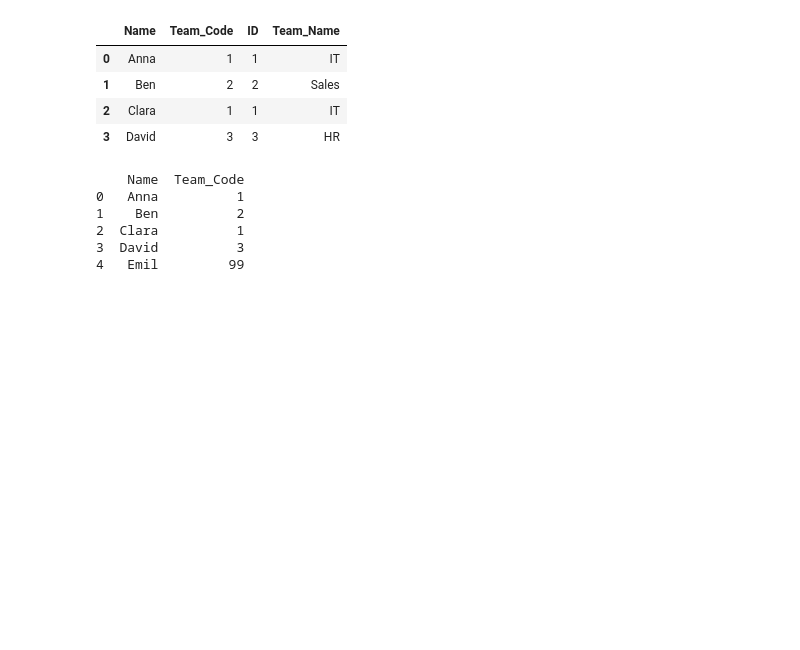
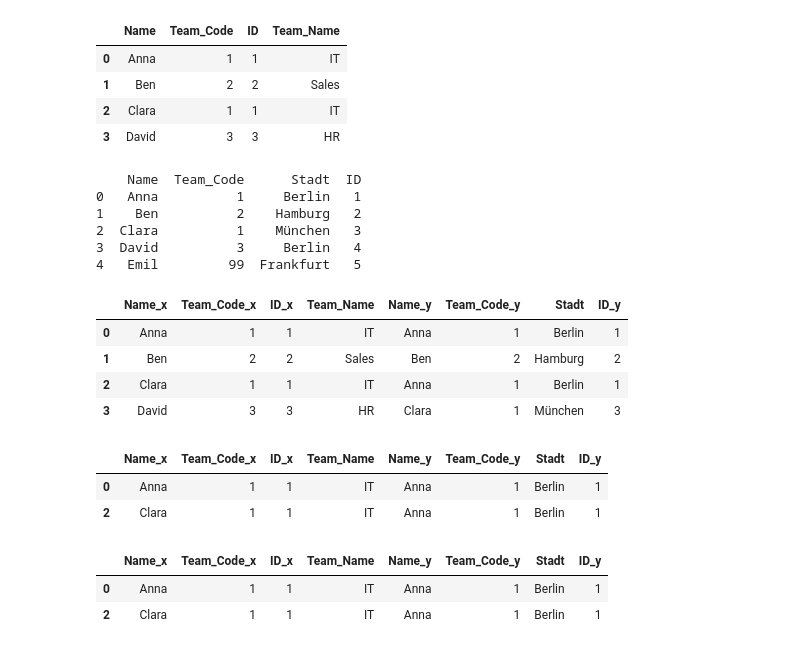
Before and after one commit to veniapputrii/Python, a Jupyter notebook: Python_ETL.ipynb, the cells around one changed output. Drawn from its saved outputs; the diff is of its cells as text; code cells hidden in the pictures; blank space fills up the shorter version.

```diff
--- a/Python_ETL.ipynb
+++ b/Python_ETL.ipynb
@@ -55,14 +55,16 @@ display(df_komplett)
 #17. Feb
 daten_m = {
     'Name' : ['Anna','Ben','Clara','David', 'Emil'],
-    'Team_Code' : [1,2,1,3,99]
+    'Team_Code' : [1,2,1,3,99],
+    'Stadt' : ['Berlin', 'Hamburg', 'München', 'Berlin', 'Frankfurt'],
+    'ID'  : [1,2,3,4,5]
 }
 df_mitarbeiter_neu = pd.DataFrame(daten_m)
 print(df_mitarbeiter_neu)
 # %% [output]
-    Name  Team_Code
-0   Anna          1
-1    Ben          2
-2  Clara          1
-3  David          3
-4   Emil         99
+    Name  Team_Code      Stadt  ID
+0   Anna          1     Berlin   1
+1    Ben          2    Hamburg   2
+2  Clara          1    München   3
+3  David          3     Berlin   4
+4   Emil         99  Frankfurt   5
@@ -70,0 +71,39 @@ print(df_mitarbeiter_neu)
+# %%
+#19. Feb. 2026
+#Ich will ganz bestimmte Daten daraus filtern
+
+df_komplett2 = pd.merge(
+    df_komplett,
+    df_mitarbeiter_neu,
+    left_on = 'Team_Code',
+    right_on = 'ID'
+)
+
+display(df_komplett2)
+# %% [output]
+|  | Name_x | Team_Code_x | ID_x | Team_Name | Name_y | Team_Code_y | Stadt | ID_y |
+| 0 | Anna | 1 | 1 | IT | Anna | 1 | Berlin | 1 |
+| 1 | Ben | 2 | 2 | Sales | Ben | 2 | Hamburg | 2 |
+| 2 | Clara | 1 | 1 | IT | Anna | 1 | Berlin | 1 |
+| 3 | David | 3 | 3 | HR | Clara | 1 | München | 3 |
+# %%
+#20. Feb. 2026
+#Ich zeige euch alle Kunden aus Berlin
+filter_Stadt = df_komplett2['Stadt'] == 'Berlin'
+
+Berliner = df_komplett2[filter_Stadt]
+display(Berliner)
+# %% [output]
+|  | Name_x | Team_Code_x | ID_x | Team_Name | Name_y | Team_Code_y | Stadt | ID_y |
+| 0 | Anna | 1 | 1 | IT | Anna | 1 | Berlin | 1 |
+| 2 | Clara | 1 | 1 | IT | Anna | 1 | Berlin | 1 |
+# %%
+#UNd zeige euch alle Mitarbeiter aus Team '1'
+filter_Team = df_komplett2['Team_Code_x'] == 1
+
+Ersteteam = df_komplett2[filter_Team]
+display(Ersteteam)
+# %% [output]
+|  | Name_x | Team_Code_x | ID_x | Team_Name | Name_y | Team_Code_y | Stadt | ID_y |
+| 0 | Anna | 1 | 1 | IT | Anna | 1 | Berlin | 1 |
+| 2 | Clara | 1 | 1 | IT | Anna | 1 | Berlin | 1 |
```
Also changed, not shown: parts of 1 cell of this notebook.
